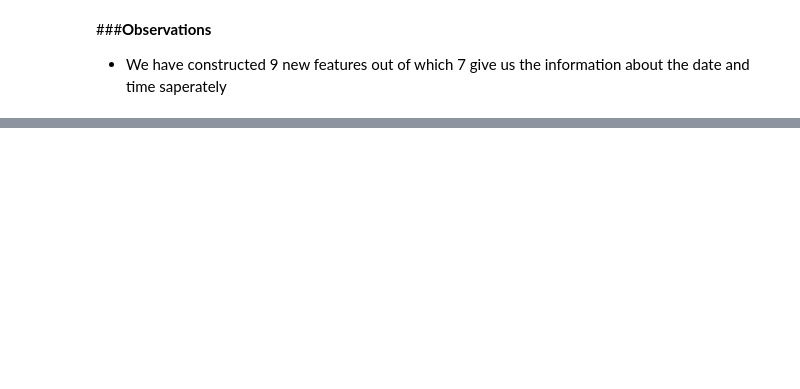
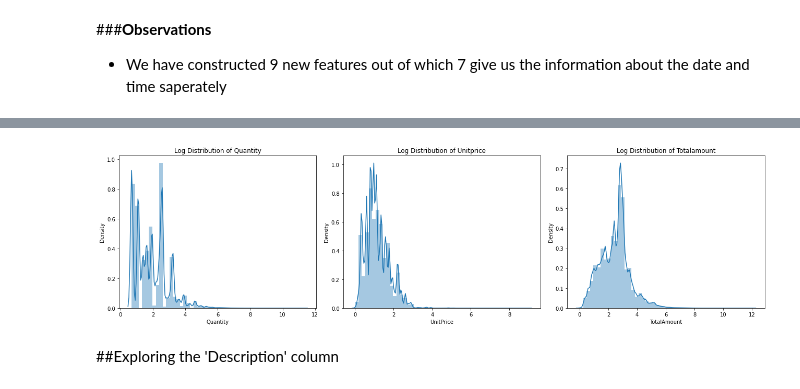
Before and after one commit to shadabsgit/ML-Clustering-Capstone-Project, a Jupyter notebook: Online_Retail_Customer_Segmentation_Capstone_Project.ipynb, the cells around one changed output, grey strips where cells are left out. Saved outputs shown, nothing was run; the diff lists cells and outputs as text; code cells hidden in the pictures; blank space fills up the shorter version.

```diff
--- a/Online_Retail_Customer_Segmentation_Capstone_Project.ipynb
+++ b/Online_Retail_Customer_Segmentation_Capstone_Project.ipynb
@@ -280,0 +309,15 @@ data.shape
+# %%
+#Columns to analyse distribution
+cols = ['Quantity','UnitPrice','TotalAmount']
+
+#Plotting the distribution of log transformed features
+plt.figure(figsize=(18,5))
+for n,col in enumerate(cols):
+  plt.subplot(1, 3, n+1)
+  sns.distplot(np.log1p(data[col]))
+  plt.title(f'Log Distribution of {col.title()}')
+  plt.tight_layout()
+# %% [output]
+[figure, added]
+# %% [markdown]
+##Exploring the 'Description' column
```
Also changed, not shown: parts of 9 cells of this notebook.
